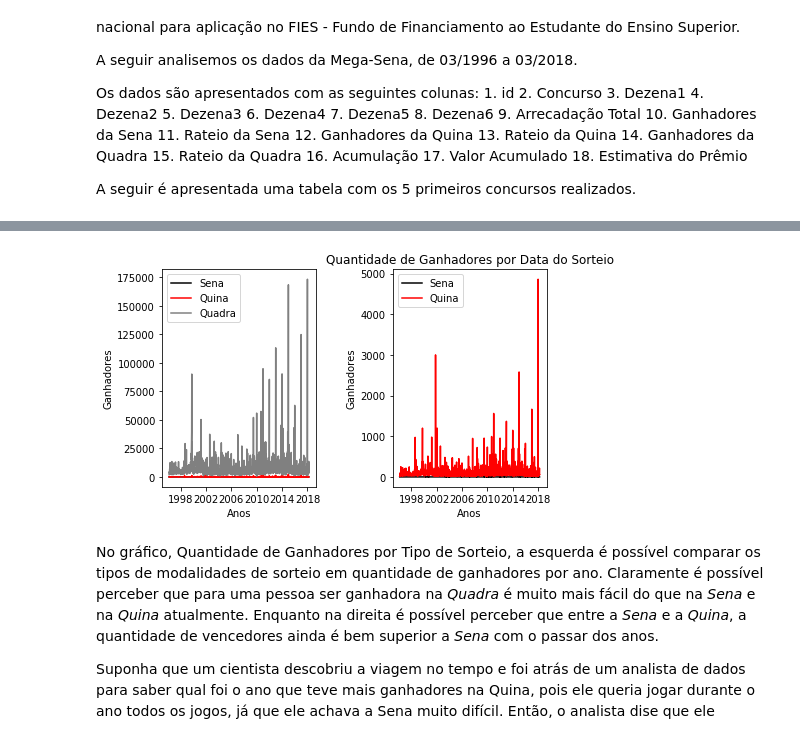
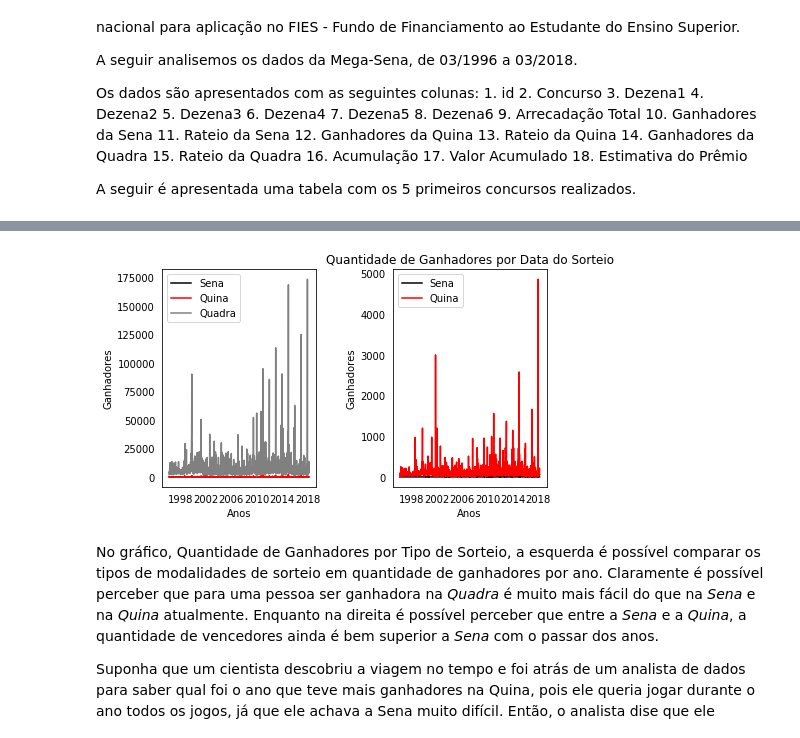
Before and after one commit to henriquedavid/megasena_analyse, a Jupyter notebook: Mega-Sena Analyse.ipynb, the cells around one changed output, grey strips where cells are left out. Drawn from its saved outputs; the diff is of its cells as text; code cells hidden in the pictures.

```diff
--- a/Mega-Sena Analyse.ipynb
+++ b/Mega-Sena Analyse.ipynb
@@ -57,0 +94,4 @@ dados.head()
+# %%
+# Gera o prêmio máximo da Sena obtido pela equação Prêmio = Ganhadores_Sena x Rateio_Sena e
+# insere em uma tabela no banco de dados.
+dados['premio_maximo'] = dados.Ganhadores_Sena * dados.Rateio_Sena
@@ -58,31 +122,42 @@ dados.head()
 # %%
 %matplotlib inline
+# Separa as colunas que serão utilizadas no próximo gráfico.
 cols = ['Data Sorteio', 'Ganhadores_Sena', 'Ganhadores_Quina', 'Ganhadores_Quadra']
 ganhadores_pano = dados[cols]
 
-cols1 = ['Data Sorteio', 'Rateio_Sena', 'Rateio_Quina', 'Rateio_Quadra']
-rateios = dados[cols1]
-
+# Gera a figura e o axis que serão utilizados para geração do gráfico.
 fig, axes = plt.subplots(nrows=1, ncols=2, sharex=True);
 
+# Gera gráfico com os 3 tipos de sorteios (Sena, Quina e Quadra) e compara a quantidade de vencedores durante os anos.
 axes[0].plot(ganhadores_pano['Data Sorteio'], ganhadores_pano['Ganhadores_Sena'], c='black', label= 'Sena')
 axes[0].plot(ganhadores_pano['Data Sorteio'], ganhadores_pano['Ganhadores_Quina'], c='red', label= 'Quina' )
 axes[0].plot(ganhadores_pano['Data Sorteio'], ganhadores_pano['Ganhadores_Quadra'], c='grey', label= 'Quadra' )
+# Informa a localização da legenda.
 axes[0].legend(loc='upper left')
+# Informa os nomes para as posições x e y..
 axes[0].set_xlabel('Anos');
 axes[0].set_ylabel('Ganhadores');
+# Remove ticks.
+axes[0].tick_params( bottom = False, left = False )
 
+# Informa o título do gráfico.
 plt.title('Quantidade de Ganhadores por Data do Sorteio')
 
+# Gera o gráfico com apenas os dados da Quina e da Sena
 axes[1].plot( ganhadores_pano['Data Sorteio'], ganhadores_pano['Ganhadores_Sena'], c='black', label= 'Sena' )
 axes[1].plot( ganhadores_pano['Data Sorteio'], ganhadores_pano['Ganhadores_Quina'], c='red', label= 'Quina' )
+# Posiciona a legenda para não atrapalhar na leitura.
 axes[1].legend(loc='upper left')
+# Infoma os significados de x e y.
 axes[1].set_xlabel('Anos');
 axes[1].set_ylabel('Ganhadores');
+# Remove ticks.
+axes[1].tick_params( bottom = False, left = False )
 
+# Ajusta o espaçamento entre os gráficos.
 plt.subplots_adjust( wspace = 0.5 , left = 0.01)
 # %% [output]
-[figure, old version]
+[figure, new version]
 # %% [markdown]
 No gráfico, Quantidade de Ganhadores por Tipo de Sorteio, a esquerda é possível comparar os tipos de modalidades de sorteio em quantidade de ganhadores por ano. Claramente é possível perceber que para uma pessoa ser ganhadora na *Quadra* é muito mais fácil do que na *Sena* e na *Quina* atualmente. Enquanto na direita é possível perceber que entre a *Sena* e a *Quina*, a quantidade de vencedores ainda é bem superior a *Sena* com o passar dos anos.
 
```
Also changed, not shown: parts of 7 cells of this notebook.
